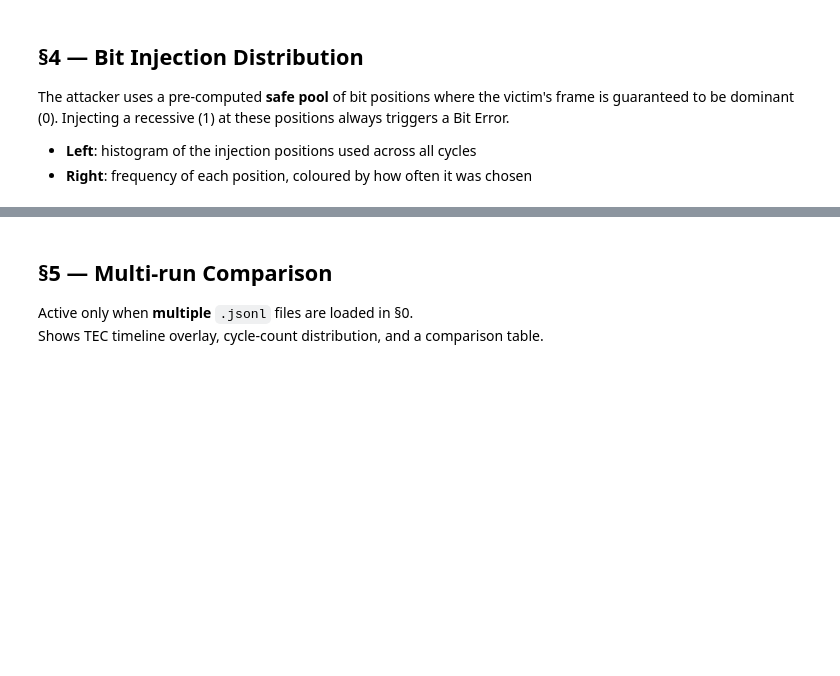
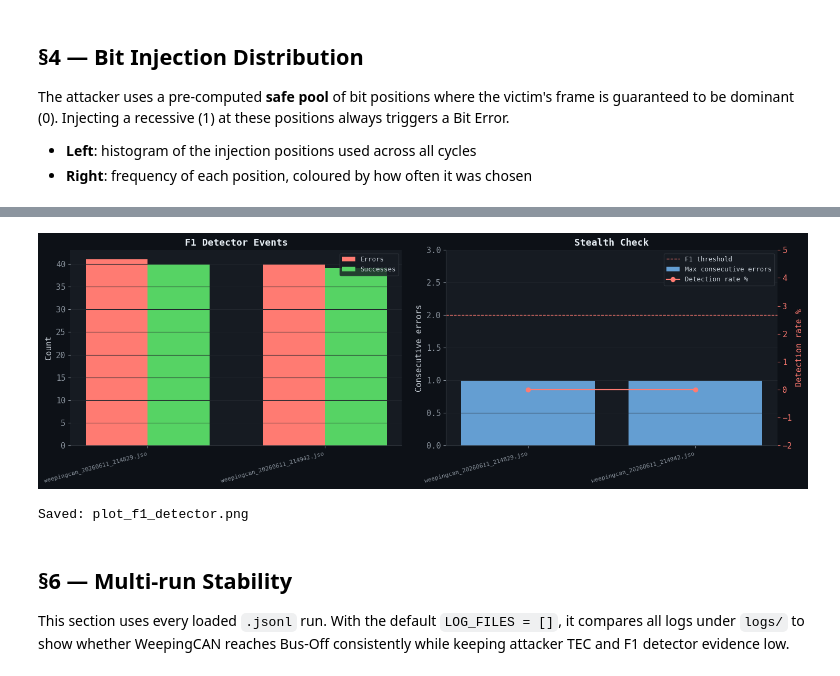
Before and after one commit to alessandro-vulcu-code/CPS-Project-1, a Jupyter notebook: Notebook/weepingcan_analysis.ipynb, the cells around one changed output, grey strips where cells are left out. Drawn from its saved outputs; the diff is of its cells as text; code cells hidden in the pictures; blank space fills up the shorter version.

```diff
--- a/Notebook/weepingcan_analysis.ipynb
+++ b/Notebook/weepingcan_analysis.ipynb
@@ -67,6 +70,7 @@ C_PHASE1    = '#1f6feb'   # blue   — Error-Active band
 C_PHASE2    = '#d29922'   # amber  — Error-Passive band
 C_BUSOFF    = '#da3633'   # red    — Bus-Off
 C_THRESH    = '#484f58'   # grey   — threshold lines
+C_F1        = '#ff7b72'   # red    — F1 detector
 
 print('Libraries loaded.')
 # %% [output]
@@ -522,0 +599,69 @@ Safe pool used: [13, 18, 20, 22, 25, 28, 34]
+# %%
+f1_rows = []
+for name, rdf in runs.items():
+    attrs = rdf.attrs
+    available = bool(attrs.get('f1_available'))
+    inj_cycles = int((rdf['action'] == 'Injection').sum())
+    errors = attrs.get('f1_errors')
+    f1_rows.append({
+        'Run': name,
+        'Available': 'YES' if available else 'NO',
+        'Injection cycles': inj_cycles,
+        'Detector errors': int(errors) if available else 'N/A',
+        'Error count matches?': 'YES' if available and int(errors) == inj_cycles else ('N/A' if not available else 'NO'),
+        'Successes': int(attrs.get('f1_successes')) if available else 'N/A',
+        'Max consecutive': int(attrs.get('f1_max_consecutive')) if available else 'N/A',
+        'F1 events': int(attrs.get('f1_events')) if available else 'N/A',
+        'Detection rate %': f"{attrs.get('f1_detection_rate_pct'):.1f}" if available else 'N/A',
+        'Verdict': attrs.get('f1_verdict', 'N/A') if available else 'N/A',
+    })
+
+f1_df = pd.DataFrame(f1_rows).set_index('Run')
+display(f1_df)
+
+available = f1_df[f1_df['Available'] == 'YES']
+if available.empty:
+    print('No F1 detector summary found. Run a recent simulation with detector.py integrated.')
+else:
+    names = [name[:30] for name in available.index]
+    x = np.arange(len(names))
+    errors = available['Detector errors'].astype(int).values
+    successes = available['Successes'].astype(int).values
+    max_run = available['Max consecutive'].astype(int).values
+    rates = available['Detection rate %'].astype(float).values
+
+    fig, (ax_counts, ax_rate) = plt.subplots(1, 2, figsize=(15, 5))
+    w = 0.35
+    ax_counts.bar(x - w/2, errors, width=w, color=C_F1, label='Errors')
+    ax_counts.bar(x + w/2, successes, width=w, color=C_INJECTION, label='Successes')
+    ax_counts.set_title('F1 Detector Events')
+    ax_counts.set_xticks(x)
+    ax_counts.set_xticklabels(names, rotation=15, ha='right', fontsize=8)
+    ax_counts.set_ylabel('Count')
+    ax_counts.legend(fontsize=9)
+    ax_counts.grid(True, axis='y')
+
+    ax_rate.bar(x, max_run, color=C_ATTACKER, alpha=0.8, label='Max consecutive errors')
+    ax_rate.axhline(2, color=C_F1, ls='--', lw=1, label='F1 threshold')
+    ax_rate.set_title('Stealth Check')
+    ax_rate.set_xticks(x)
+    ax_rate.set_xticklabels(names, rotation=15, ha='right', fontsize=8)
+    ax_rate.set_ylabel('Consecutive errors')
+    ax_rate.set_ylim(0, max(3, int(max_run.max()) + 1))
+    ax_rate.grid(True, axis='y')
+
+    ax_rate2 = ax_rate.twinx()
+    ax_rate2.plot(x, rates, color=C_F1, marker='o', lw=1.6, label='Detection rate %')
+    ax_rate2.set_ylabel('Detection rate %', color=C_F1)
+    ax_rate2.tick_params(axis='y', colors=C_F1)
+    ax_rate2.set_ylim(-2, max(5, rates.max() + 5))
+
+    h1, l1 = ax_rate.get_legend_handles_labels()
+    h2, l2 = ax_rate2.get_legend_handles_labels()
+    ax_rate.legend(h1 + h2, l1 + l2, fontsize=9, loc='upper right')
+
+    plt.tight_layout()
+    plt.savefig('plot_f1_detector.png', dpi=150, bbox_inches='tight')
+    plt.show()
+    print('Saved: plot_f1_detector.png')
+# %% [output]
@@ -523,6 +676,7 @@ Safe pool used: [13, 18, 20, 22, 25, 28, 34]
+[figure, added]
+Saved: plot_f1_detector.png
 # %% [markdown]
-## §5 — Multi-run Comparison
+## §6 — Multi-run Stability
 
-Active only when **multiple** `.jsonl` files are loaded in §0.
-Shows TEC timeline overlay, cycle-count distribution, and a comparison table.
+This section uses every loaded `.jsonl` run. With the default `LOG_FILES = []`, it compares all logs under `logs/` to show whether WeepingCAN reaches Bus-Off consistently while keeping attacker TEC and F1 detector evidence low.
 # %%
```
Also changed, not shown: parts of 13 cells of this notebook, 12 other files.
